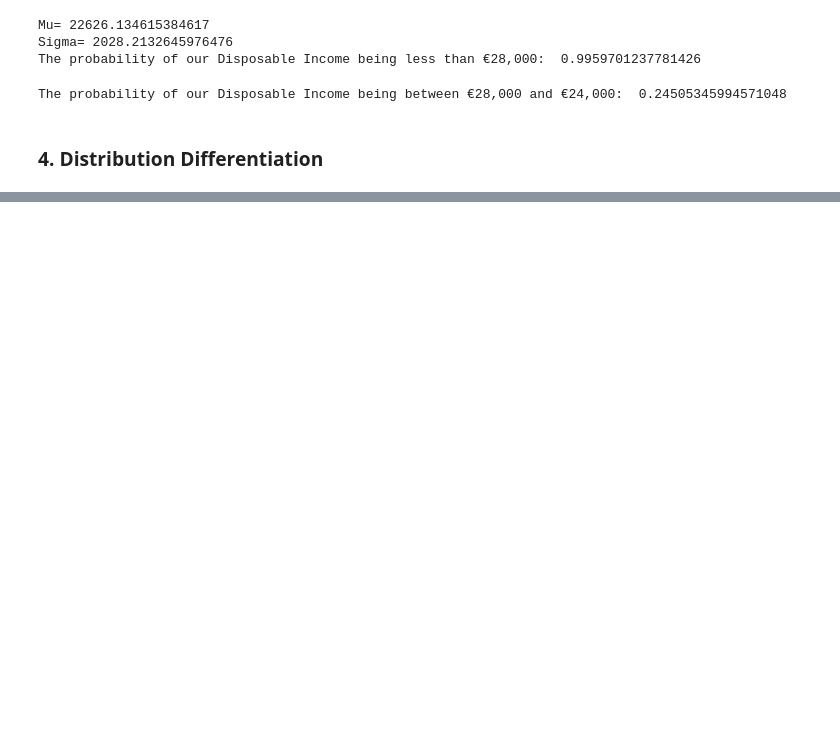
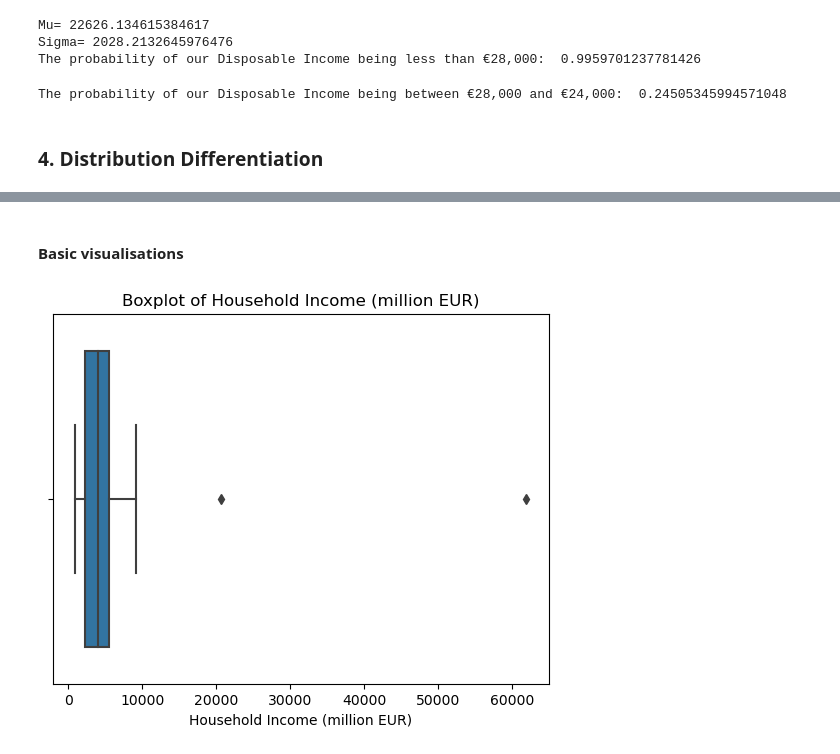
Before and after one commit to sbs22014/CA1_TourismIreland_MscDA, a Jupyter notebook: Data Clean and Merge for Project - 1.ipynb, the cells around one changed output, grey strips where cells are left out. Drawn from its saved outputs; the diff is of its cells as text; code cells hidden in the pictures; blank space fills up the shorter version.

```diff
--- a/Data Clean and Merge for Project - 1.ipynb
+++ b/Data Clean and Merge for Project - 1.ipynb
@@ -1149,0 +1255,10 @@ The probability of our Disposable Income being between €28,000 and €24,000:
+# %% [markdown]
+#### Basic visualisations
+# %%
+# Plotting boxplots to see outliers
+
+sns.boxplot(x=df["Household Income (million EUR)"])
+plt.title("Boxplot of Household Income (million EUR)")
+plt.show()
+# %% [output]
+[figure, added]
```
Also changed, not shown: parts of 34 cells of this notebook, 1 other file.
